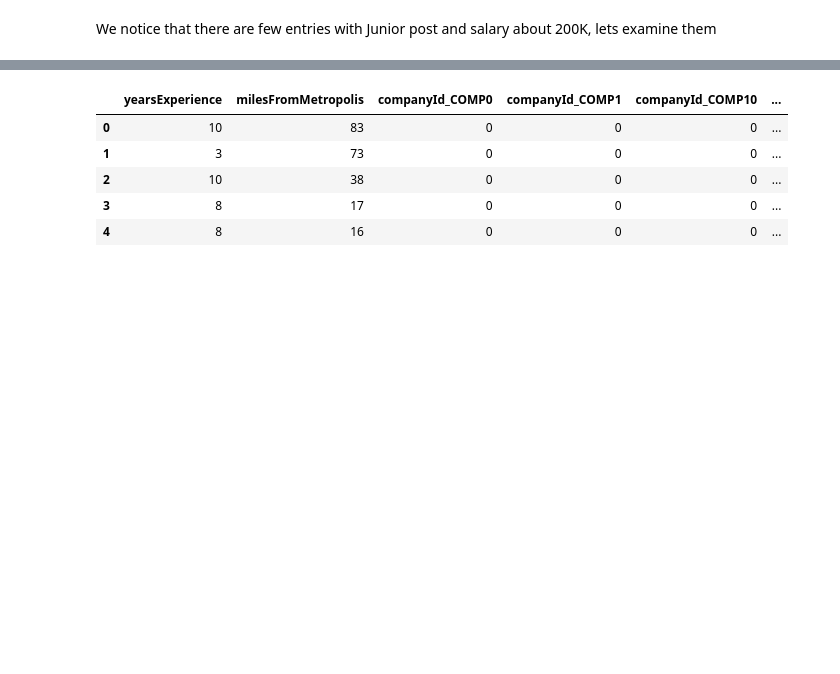
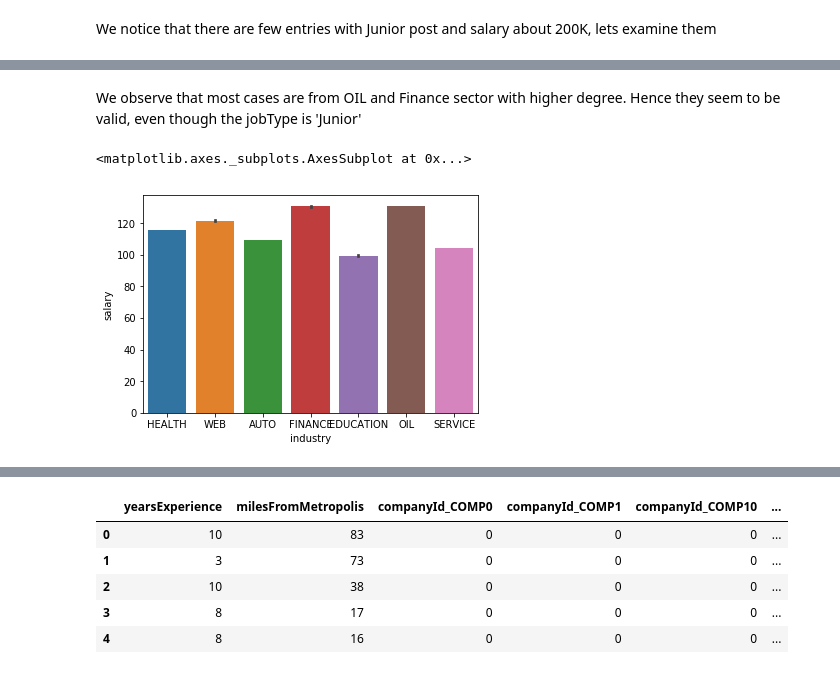
Before and after one commit to kartikathale/salarypredictionportfolio, a Jupyter notebook: Salary Prediction Notebook.ipynb, the cells around one changed output, grey strips where cells are left out. Cells and saved outputs as stored; diff of their text form; code cells hidden in the pictures; blank space fills up the shorter version.

```diff
--- a/Salary Prediction Notebook.ipynb
+++ b/Salary Prediction Notebook.ipynb
@@ -305,6 +262,3 @@ JUNIOR              20
 Name: jobType, dtype: int64
 # %% [markdown]
 We notice that there are few entries with Junior post and salary about 200K, lets examine them
-# %%
-# Remove data with zero salaries
-train_df = train_df[train_df.salary > 10]
@@ -310,0 +285,8 @@ train_df = train_df[train_df.salary > 10]
+# %% [markdown]
+We observe that most cases are from OIL and Finance sector with higher degree. Hence they seem to be valid, even though
+the jobType is 'Junior'
+# %%
+sns.barplot(x='industry',y='salary',data=train_df)
+# %% [output]
+<matplotlib.axes._subplots.AxesSubplot at 0x...>
+[figure, added]
```
Also changed, not shown: parts of 27 cells of this notebook.
